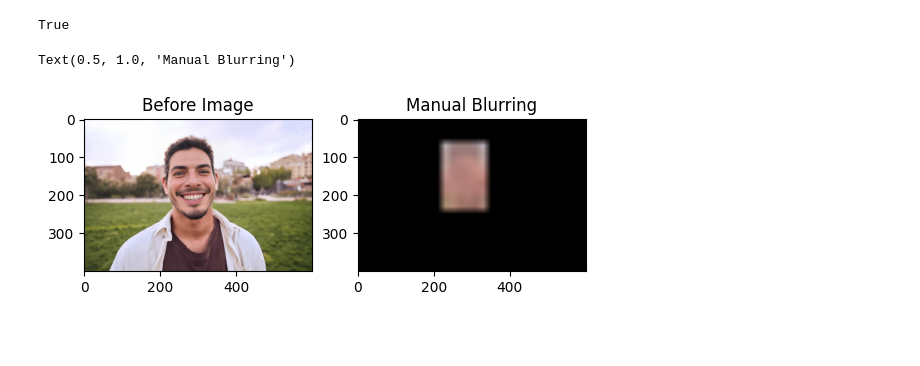
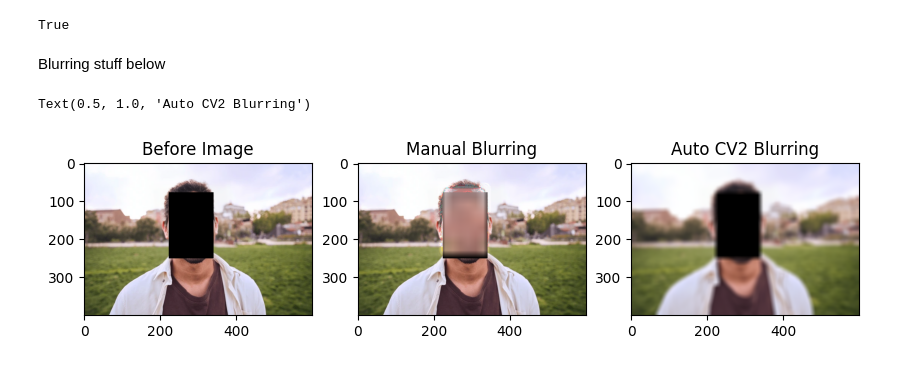
Before and after one commit to rijul04/Deep-Fake-Protector, a Jupyter notebook: backend/test.ipynb, the cells around one changed output. Saved outputs shown, nothing was run; the diff lists cells and outputs as text; code cells hidden in the pictures; blank space fills up the shorter version.

```diff
--- a/backend/test.ipynb
+++ b/backend/test.ipynb
@@ -19,6 +19,8 @@ np.sum(new_np)
 print(isinstance(2, int))
 # %% [output]
 True
+# %% [markdown]
+Blurring stuff below
 # %%
 from typing import List
 
@@ -65,39 +67,41 @@ def blur(img: cv2.typing.MatLike, bbox: List | None = None):
                 [middle_left, middle_middle, middle_right],
                 [bottom_left, bottom_middle, bottom_right]]
             )
 
 
             filtered_point = np.sum(specificImg * guassian_blur_filter[:, :, None], axis=(0,1)) / np.sum(guassian_blur_filter) # will possobily need normalising and so on for this
 
             blurred_img[h][w] = filtered_point
 
     upscaled_img = cv2.resize(blurred_img, (img.shape[1], img.shape[0]))
 
 
-    # if bbox is not None:
-    #     img[int(bbox[1]): int(bbox[3]), int(bbox[0]): int(bbox[2])] = (0, 0, 0)
+    if bbox is not None:
+        img[int(bbox[1]): int(bbox[3]), int(bbox[0]): int(bbox[2])] = (0, 0, 0)
 
-    # ret_img = np.bitwise_or(img, upscaled_img)
+    ret_img = np.bitwise_or(img, upscaled_img)
 
-    return upscaled_img
+    # doesnt fully work not doing how i like it make sure to look into this and fix
+
+    return ret_img
 
 before_image = cv2.imread("deep_fake_analysis/test.png")
 
 blurred_image = blur(before_image, [223.51405334472656, 77.07868957519531, 341.40570068359375, 251.74200439453125])
 
 plt.figure(figsize=(10, 5))
 
 plt.subplot(1, 3, 1)
 plt.imshow(cv2.cvtColor(before_image, cv2.COLOR_BGR2RGB))
 plt.title("Before Image")
 
 plt.subplot(1, 3, 2)
 plt.imshow(cv2.cvtColor(blurred_image, cv2.COLOR_BGR2RGB))
 plt.title("Manual Blurring")
 
-# plt.subplot(1, 3, 3)
-# plt.imshow(cv2.cvtColor(cv2.GaussianBlur(before_image, (15, 15), 10), cv2.COLOR_BGR2RGB))
-# plt.title("Auto CV2 Blurring")
+plt.subplot(1, 3, 3)
+plt.imshow(cv2.cvtColor(cv2.GaussianBlur(before_image, (15, 15), 10), cv2.COLOR_BGR2RGB))
+plt.title("Auto CV2 Blurring")
 # %% [output]
-Text(0.5, 1.0, 'Manual Blurring')
+Text(0.5, 1.0, 'Auto CV2 Blurring')
-[figure, old version]
+[figure, new version]
```
Also changed, not shown: 2 other files.
